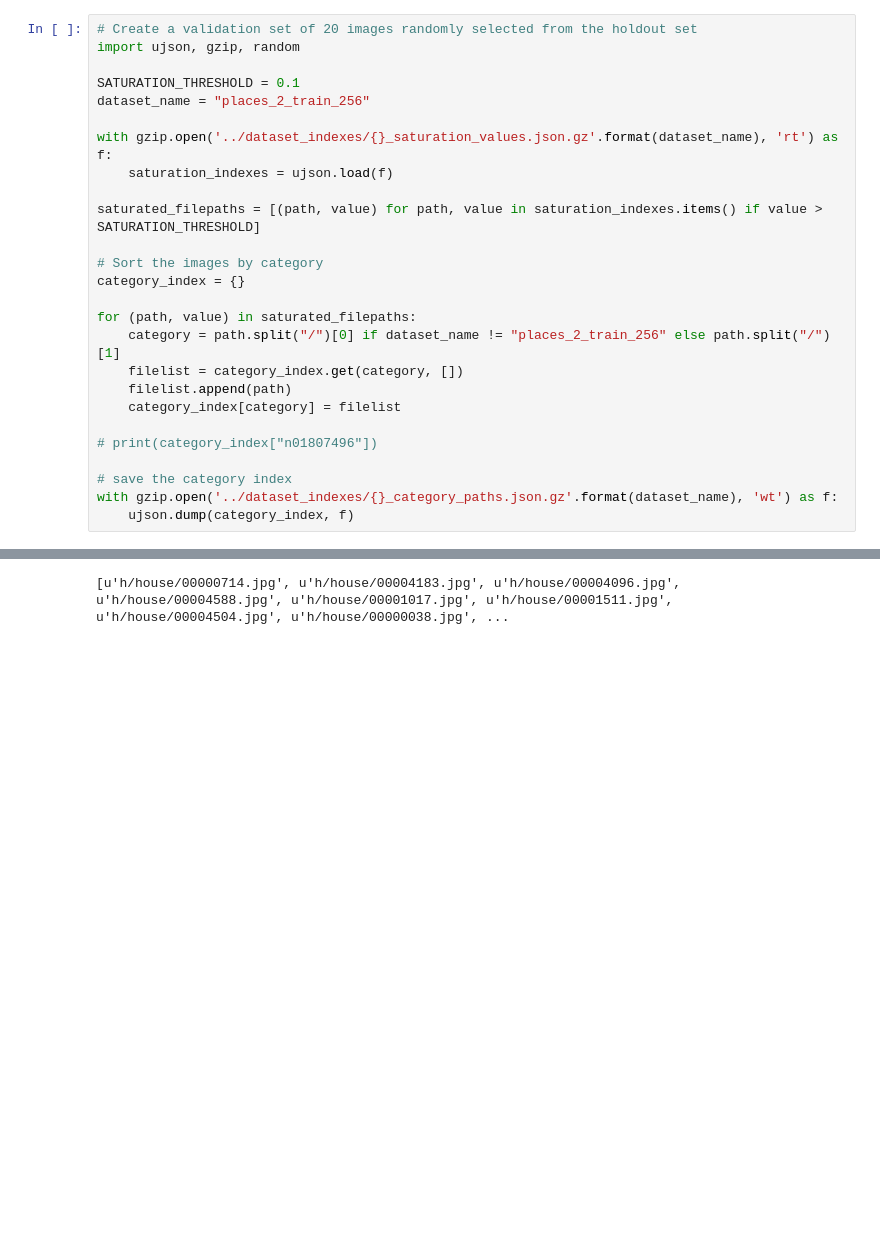
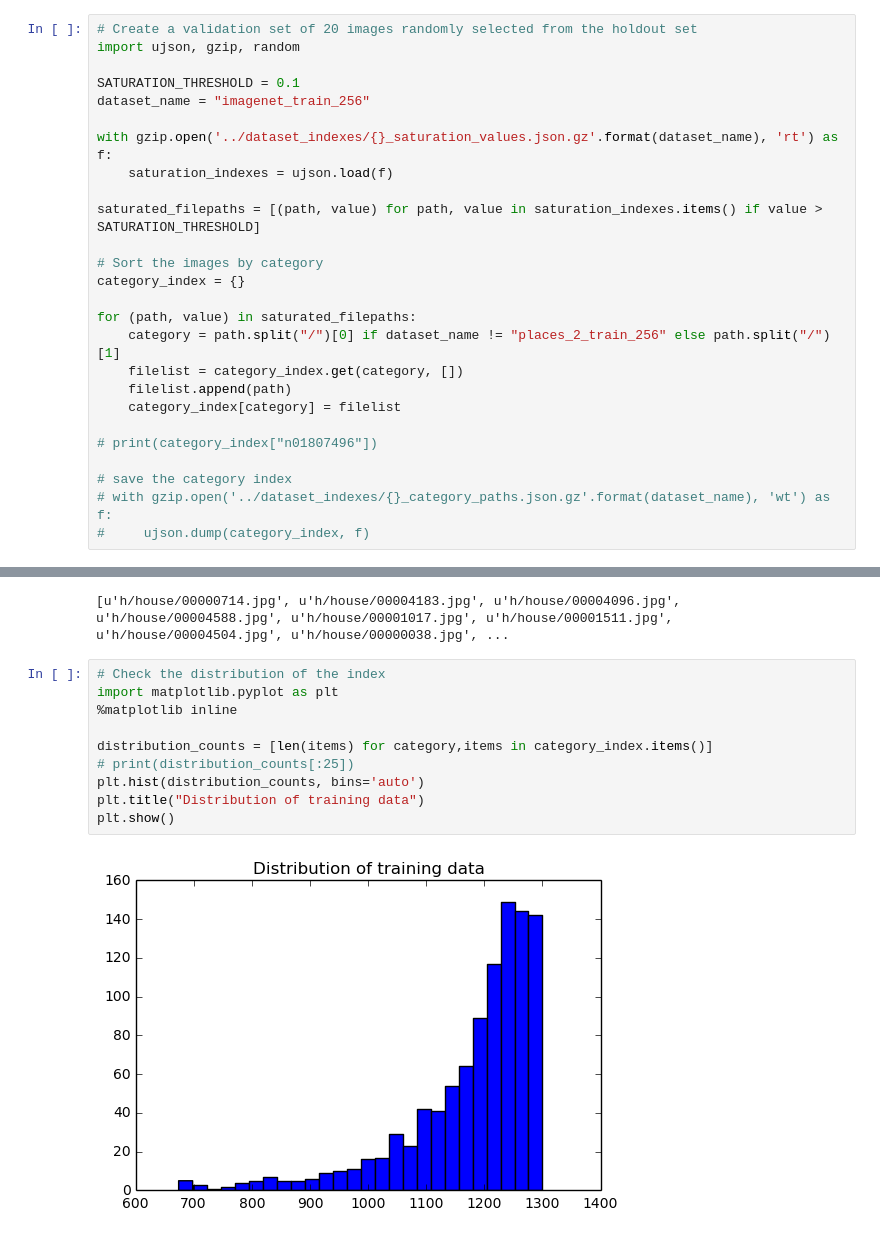
Before and after one commit to MIT-6819-team/TF_colorization, a Jupyter notebook: notebooks/Create category index.ipynb, the cells around one changed output, grey strips where cells are left out. Drawn from its saved outputs; the diff is of its cells as text; blank space fills up the shorter version.

```diff
--- a/notebooks/Create category index.ipynb
+++ b/notebooks/Create category index.ipynb
@@ -3,7 +3,7 @@
 import ujson, gzip, random
 
 SATURATION_THRESHOLD = 0.1
-dataset_name = "places_2_train_256"
+dataset_name = "imagenet_train_256"
 
 with gzip.open('../dataset_indexes/{}_saturation_values.json.gz'.format(dataset_name), 'rt') as f:
     saturation_indexes = ujson.load(f)
@@ -22,8 +22,8 @@ for (path, value) in saturated_filepaths:
 # print(category_index["n01807496"])
 
 # save the category index
-with gzip.open('../dataset_indexes/{}_category_paths.json.gz'.format(dataset_name), 'wt') as f:
-    ujson.dump(category_index, f)
+# with gzip.open('../dataset_indexes/{}_category_paths.json.gz'.format(dataset_name), 'wt') as f:
+#     ujson.dump(category_index, f)
 # %%
 # Check the index
 with gzip.open('../dataset_indexes/{}_category_paths.json.gz'.format(dataset_name), 'rt') as f:
@@ -33,3 +33,15 @@ with gzip.open('../dataset_indexes/{}_category_paths.json.gz'.format(dataset_nam
 print(category_index["house"])
 # %% [output]
 [u'h/house/00000714.jpg', u'h/house/00004183.jpg', u'h/house/00004096.jpg', u'h/house/00004588.jpg', u'h/house/00001017.jpg', u'h/house/00001511.jpg', u'h/house/00004504.jpg', u'h/house/00000038.jpg', ...
+# %%
+# Check the distribution of the index
+import matplotlib.pyplot as plt
+%matplotlib inline
+
+distribution_counts = [len(items) for category,items in category_index.items()]
+# print(distribution_counts[:25])
+plt.hist(distribution_counts, bins='auto')
+plt.title("Distribution of training data")
+plt.show()
+# %% [output]
+[figure, added]
```
Also changed, not shown: parts of 2 cells of this notebook, 14 other files.
